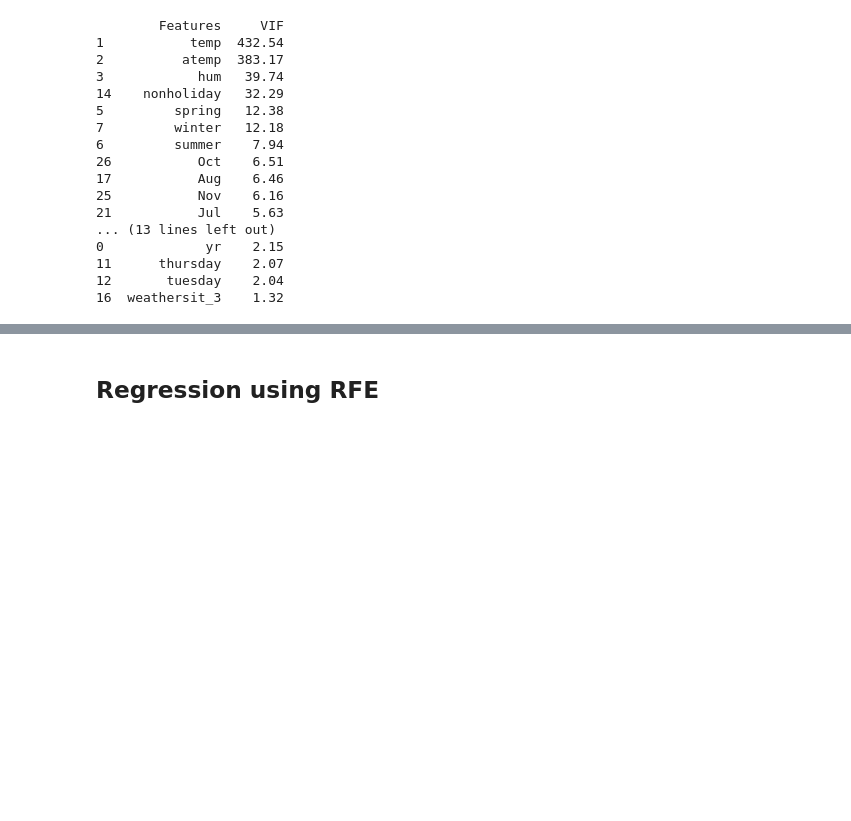
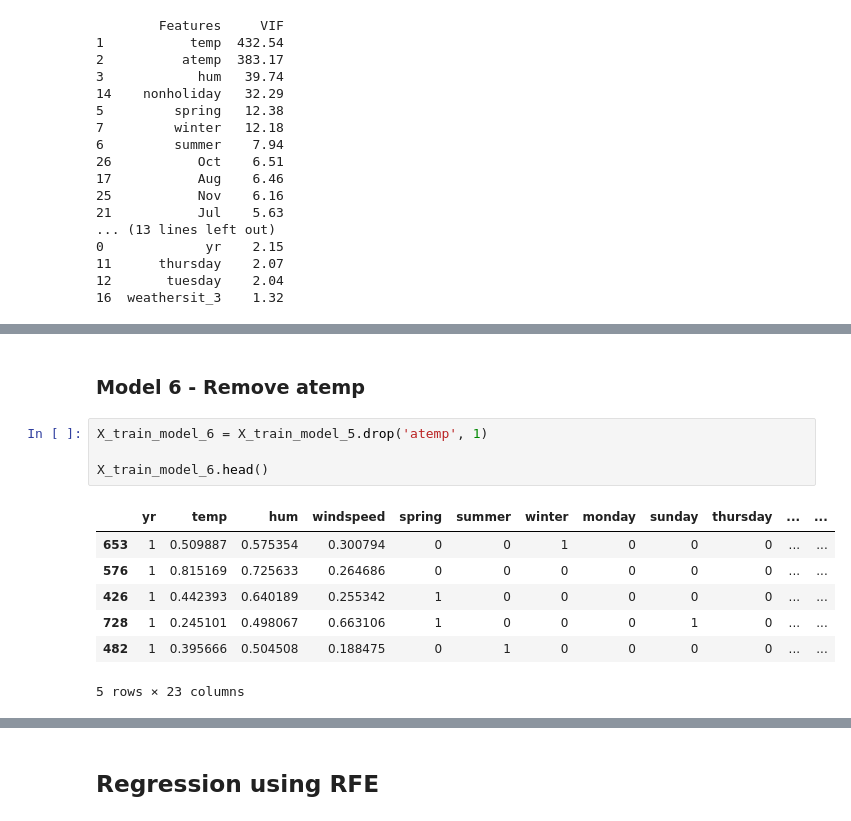
Before and after one commit to ncjanardhan-outlook/ncjpersonal, a Jupyter notebook: Linear Regression Assignment/Linear Regression Assignment - Boom Bikes.ipynb, the cells around one changed output, grey strips where cells are left out. Cells and saved outputs as stored; diff of their text form; blank space fills up the shorter version.

```diff
--- a/Linear Regression Assignment/Linear Regression Assignment - Boom Bikes.ipynb
+++ b/Linear Regression Assignment/Linear Regression Assignment - Boom Bikes.ipynb
@@ -489,0 +490,14 @@ Calculate_VIF(X_train_model_5)
+# %% [markdown]
+### Model 6 - Remove atemp
+# %%
+X_train_model_6 = X_train_model_5.drop('atemp', 1)
+
+X_train_model_6.head()
+# %% [output]
+|  | yr | temp | hum | windspeed | spring | summer | winter | monday | sunday | thursday | ... | ... |
+| 653 | 1 | 0.509887 | 0.575354 | 0.300794 | 0 | 0 | 1 | 0 | 0 | 0 | ... | ... |
+| 576 | 1 | 0.815169 | 0.725633 | 0.264686 | 0 | 0 | 0 | 0 | 0 | 0 | ... | ... |
+| 426 | 1 | 0.442393 | 0.640189 | 0.255342 | 1 | 0 | 0 | 0 | 0 | 0 | ... | ... |
+| 728 | 1 | 0.245101 | 0.498067 | 0.663106 | 1 | 0 | 0 | 0 | 1 | 0 | ... | ... |
+| 482 | 1 | 0.395666 | 0.504508 | 0.188475 | 0 | 1 | 0 | 0 | 0 | 0 | ... | ... |
+5 rows × 23 columns
```
Also changed, not shown: parts of 19 cells of this notebook.
